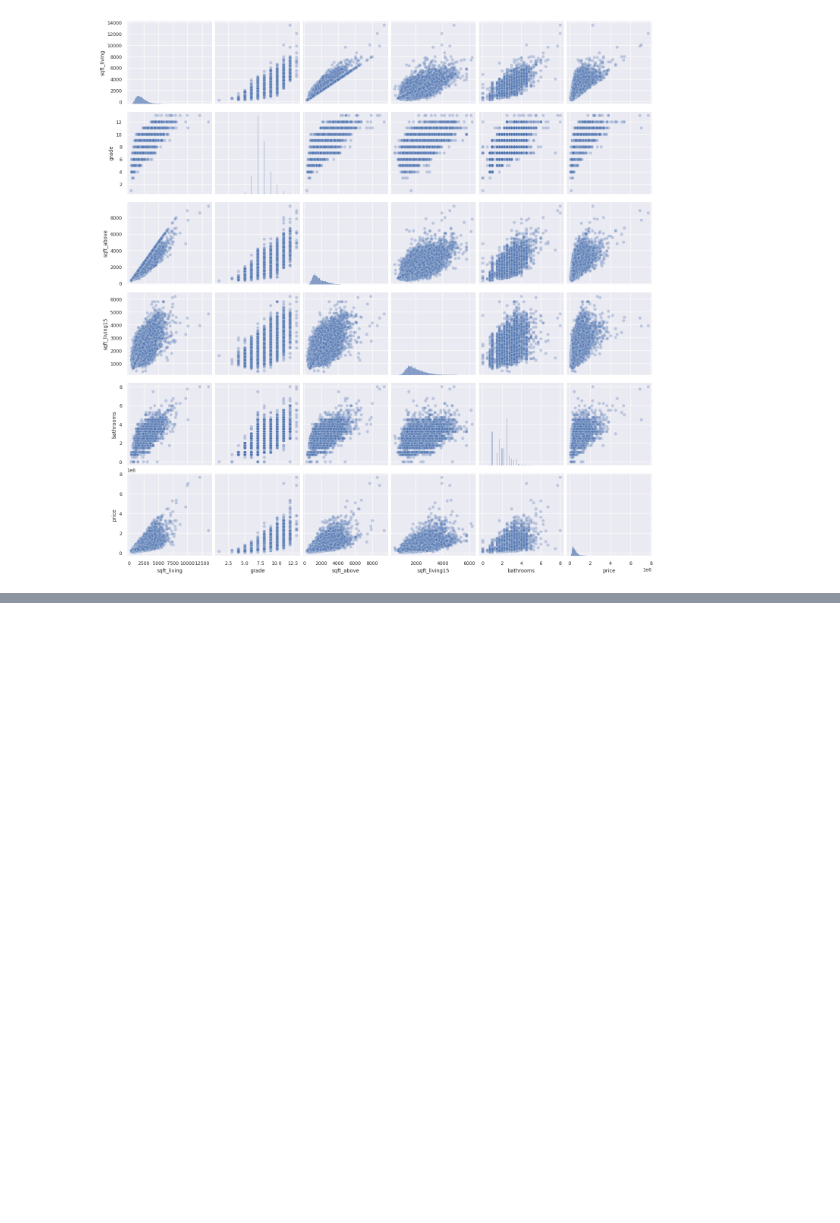
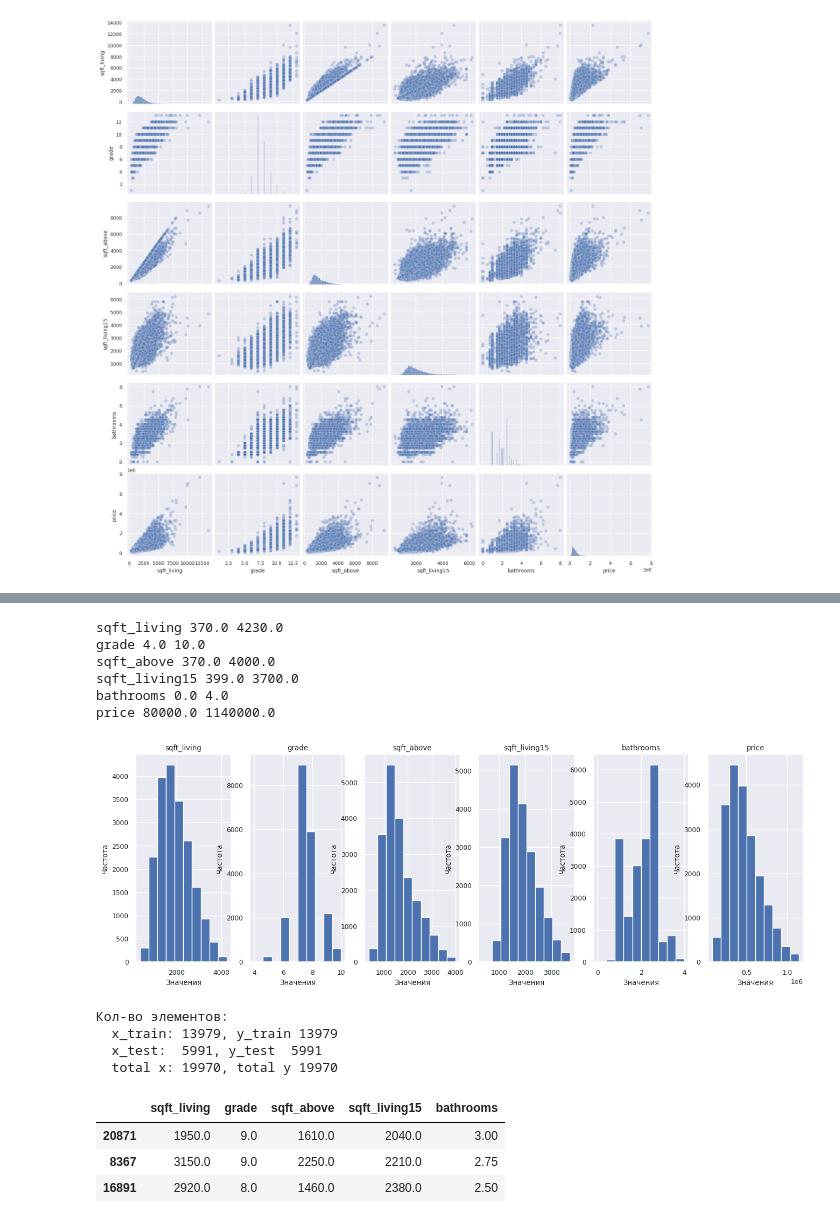
Before and after one commit to Firewolf304/AI-jupyter, a Jupyter notebook: lab1/1.ЛР-1.ipynb, the cells around one changed output, grey strips where cells are left out. Drawn from its saved outputs; the diff is of its cells as text; code cells hidden in the pictures; blank space fills up the shorter version.

```diff
--- a/lab1/1.ЛР-1.ipynb
+++ b/lab1/1.ЛР-1.ipynb
@@ -271,0 +410,21 @@ sns.pairplot(
+# %%
+for feature_name  in tressholdDict:
+    threesMin =  tressholdDict[feature_name][0] # извлечь нижнее пороговое
+    tresshMax =  tressholdDict[feature_name][1] # извлечь верхнее пороговое
+
+    # Получить кол-во эл. вне пороговых значений. Прием - фильтрация
+    over_count = len(  df_digPlusFiltred[
+                            ~((df_digPlusFiltred[feature_name] >= threesMin ) & (df_digPlusFiltred[feature_name] <= tresshMax)) # фильтр по двум границам. ~ инверсия логических значений
+                          ]
+                    )
+
+    dcount = df_digPlusFiltred[feature_name].count() # кол-во эл. общее
+
+    print ('''{}. Принимаем пороговые значение равными {}.
+  Кол-во эл. вне пороговых - {} из {} значение(ий) ({:.1%})\n'''.format(
+        feature_name,
+        tressholdDict[feature_name],
+        over_count,
+        dcount,
+        over_count/ dcount,
+    ))
@@ -271,0 +449,28 @@ sns.pairplot(
+# %%
+# Строим гистограммы по каждому признаку:
+# data[features].hist() #Упрощенный вывод графиков
+
+plt.figure(figsize=(16, 5))
+plot_number = 0
+
+for feature_name in (features+target):
+    plot_number += 1
+
+    plt.subplot(1, len(features+target), plot_number)
+
+    plt.hist(df_digPlusFiltred[feature_name]) # Построение гистрограммы
+
+    plt.title(feature_name)
+    plt.xlabel(u'Значения')
+    plt.ylabel(u'Частота')
+    print (feature_name,
+           df_digPlusFiltred[feature_name].min(),
+           df_digPlusFiltred[feature_name].max())
+# %% [output]
+sqft_living 370.0 4230.0
+grade 4.0 10.0
+sqft_above 370.0 4000.0
+sqft_living15 399.0 3700.0
+bathrooms 0.0 4.0
+price 80000.0 1140000.0
+[figure, added]
@@ -271,0 +493,18 @@ sns.pairplot(
+# %%
+print ("Кол-во элементов: \n  x_train: {}, y_train {} \n  x_test:  {}, y_test  {} \n  total x: {}, total y {} ".format  (
+    len(x_train), len(y_train),
+    len(x_test),  len(y_test),
+    len(x_train)+len(x_test), len(y_train)+len(y_test),
+))
+# %% [output]
+Кол-во элементов:
+  x_train: 13979, y_train 13979
+  x_test:  5991, y_test  5991
+  total x: 19970, total y 19970
+# %%
+x_test[:3]
+# %% [output]
+|  | sqft_living | grade | sqft_above | sqft_living15 | bathrooms |
+| 20871 | 1950.0 | 9.0 | 1610.0 | 2040.0 | 3.00 |
+| 8367 | 3150.0 | 9.0 | 2250.0 | 2210.0 | 2.75 |
+| 16891 | 2920.0 | 8.0 | 1460.0 | 2380.0 | 2.50 |
```
Also changed, not shown: parts of 32 cells of this notebook, 3 other files.
